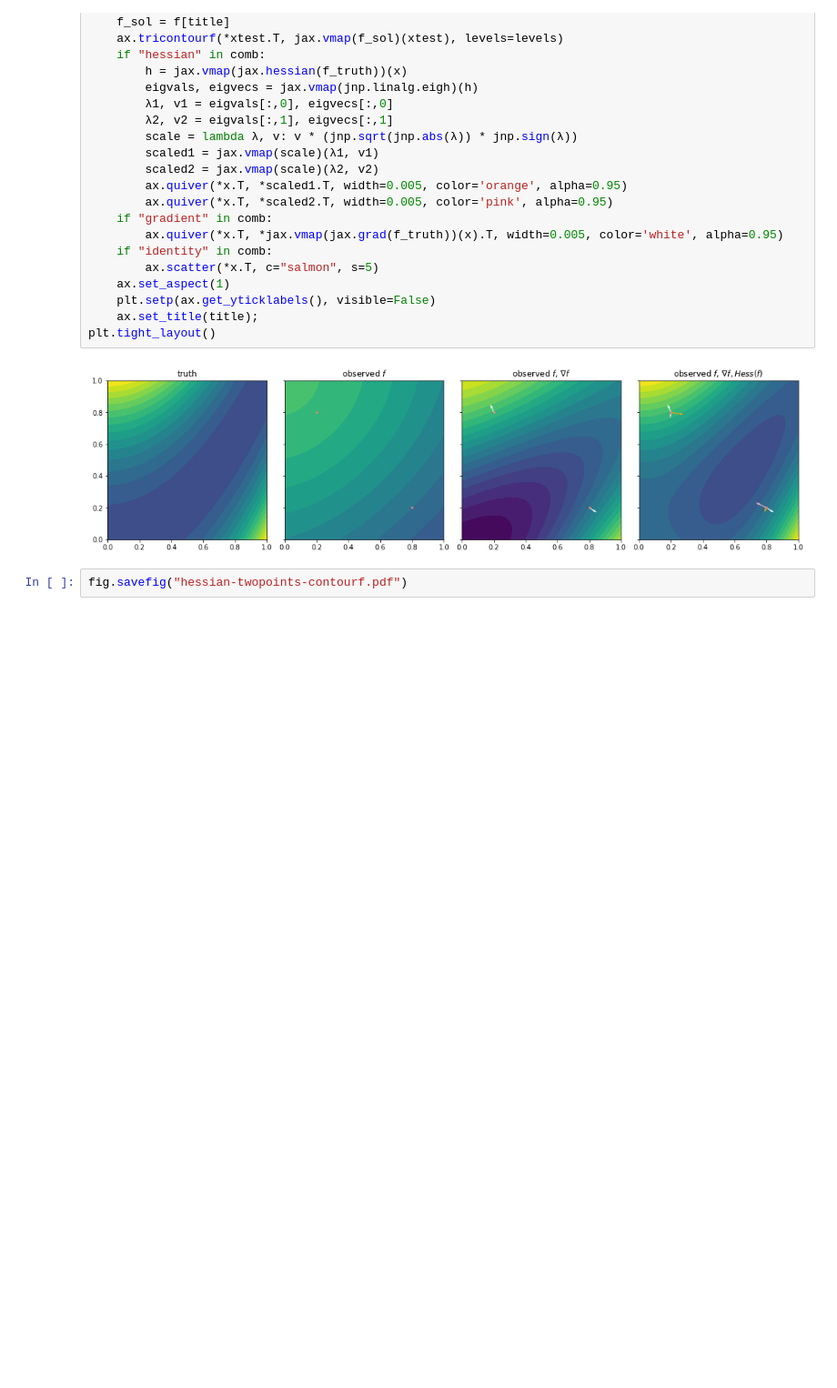
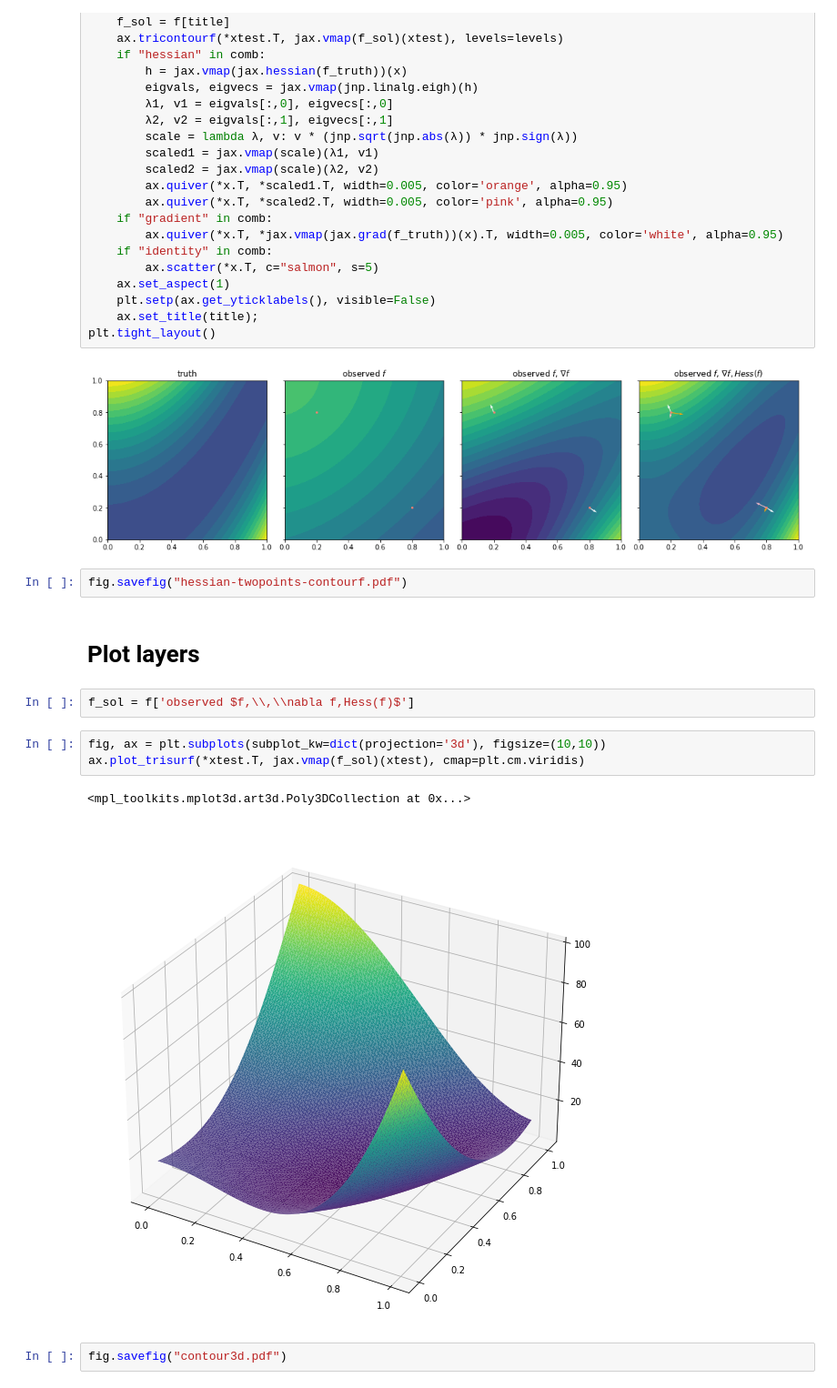
Before and after one commit to niklasschmitz/ad-kernels, a Jupyter notebook: pde/hessian_plot.ipynb, the cells around one changed output. Shown: that part at 91% size. Cells and saved outputs as stored; diff of their text form; blank space fills up the shorter version.

Commit message:
Add toc plot code

```diff
--- a/pde/hessian_plot.ipynb
+++ b/pde/hessian_plot.ipynb
@@ -97,3 +99,15 @@ plt.tight_layout()
 [figure]
 # %%
 fig.savefig("hessian-twopoints-contourf.pdf")
+# %% [markdown]
+# Plot layers
+# %%
+f_sol = f['observed $f,\\,\\nabla f,Hess(f)$']
+# %%
+fig, ax = plt.subplots(subplot_kw=dict(projection='3d'), figsize=(10,10))
+ax.plot_trisurf(*xtest.T, jax.vmap(f_sol)(xtest), cmap=plt.cm.viridis)
+# %% [output]
+<mpl_toolkits.mplot3d.art3d.Poly3DCollection at 0x...>
+[figure, added]
+# %%
+fig.savefig("contour3d.pdf")
```
Also changed, not shown: parts of 9 cells of this notebook, 7 other files.
